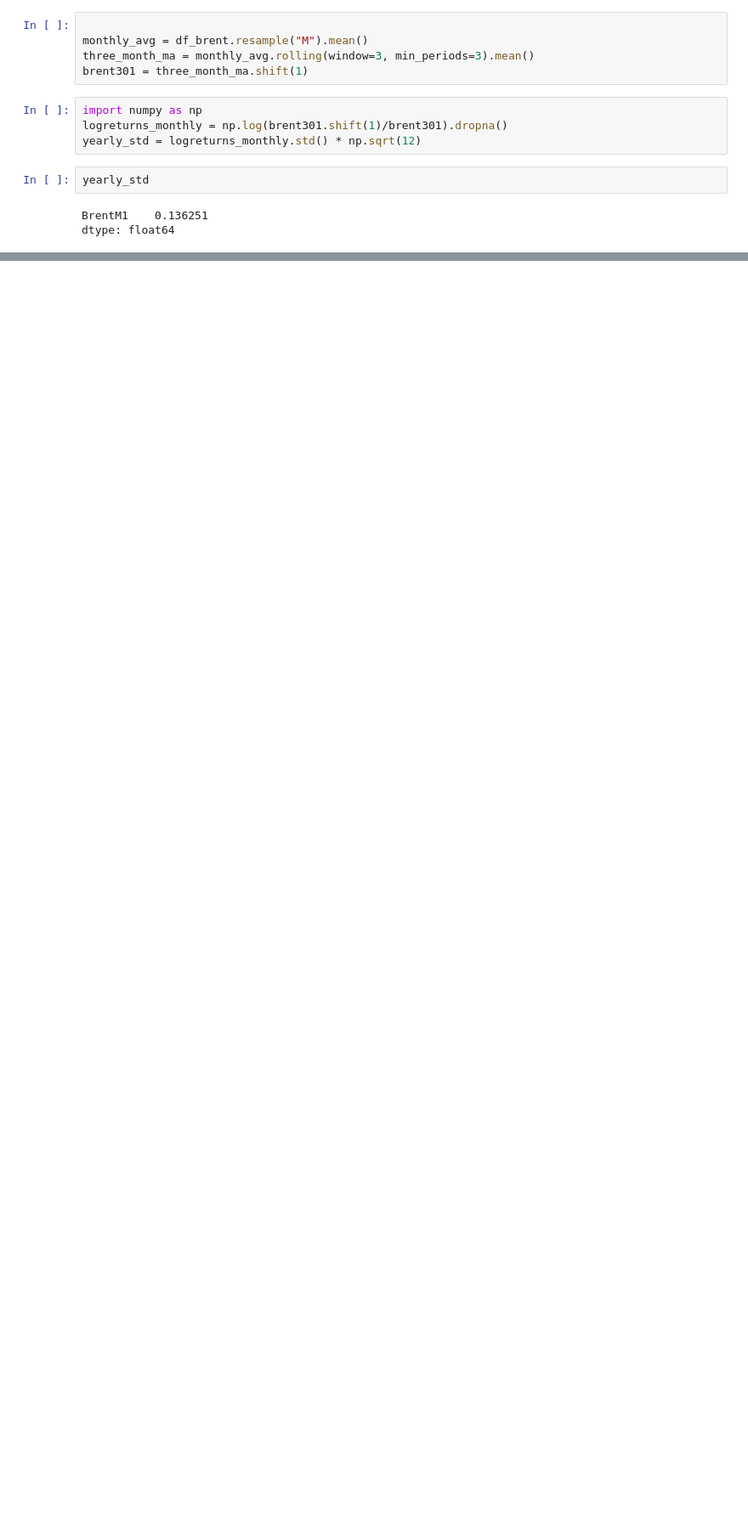
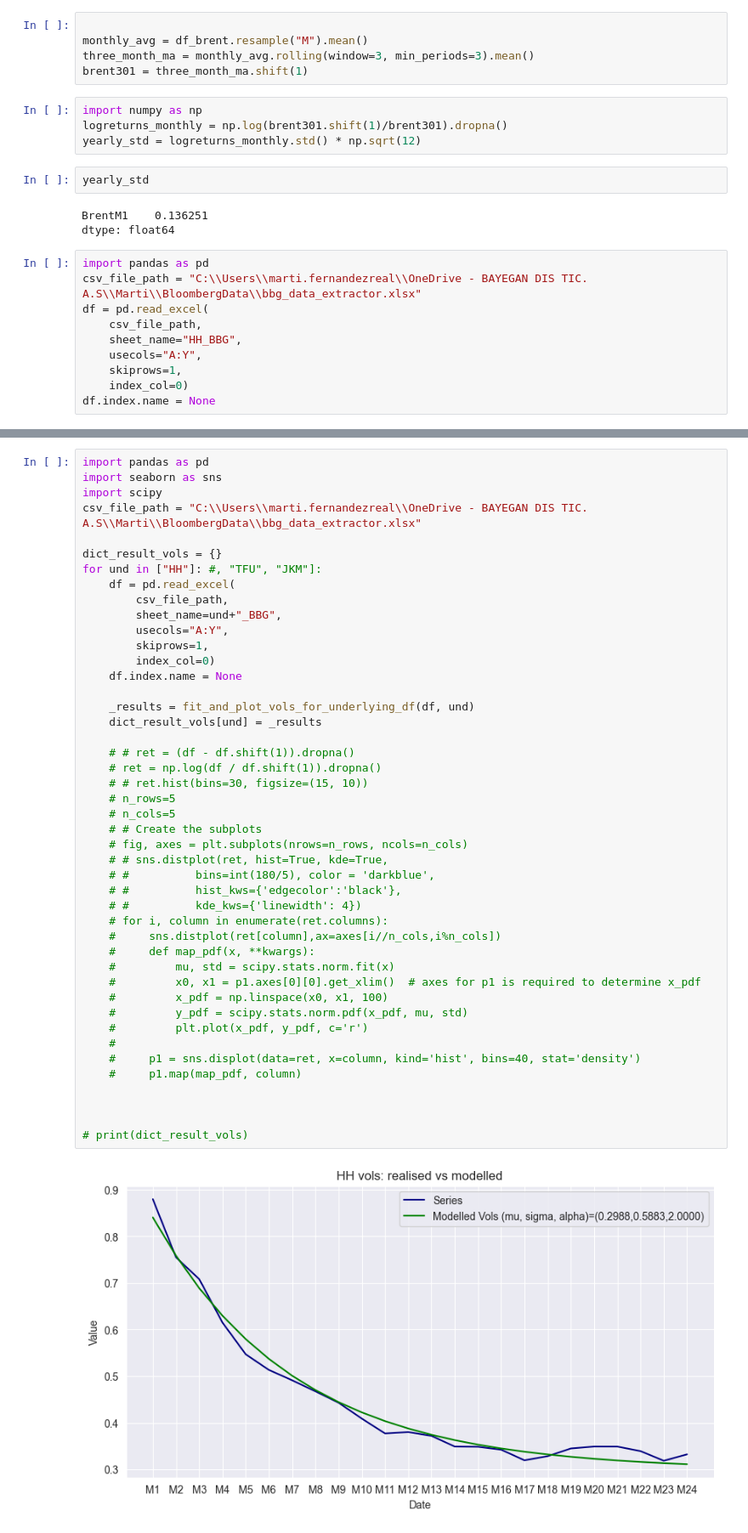
Before and after one commit to martibgn4/BGN_LNG, a Jupyter notebook: Pricers/test_volcorr.ipynb, the cells around one changed output, grey strips where cells are left out. Shown at 85% size. Saved outputs shown, nothing was run; the diff lists cells and outputs as text; blank space fills up the shorter version.

```diff
--- a/Pricers/test_volcorr.ipynb
+++ b/Pricers/test_volcorr.ipynb
@@ -244,3 +244,13 @@ yearly_std
 # %% [output]
 BrentM1    0.136251
 dtype: float64
+# %%
+import pandas as pd
+csv_file_path = "C:\\Users\\marti.fernandezreal\\OneDrive - BAYEGAN DIS TIC. A.S\\Marti\\BloombergData\\bbg_data_extractor.xlsx"
+df = pd.read_excel(
+    csv_file_path,
+    sheet_name="HH_BBG",
+    usecols="A:Y",
+    skiprows=1,
+    index_col=0)
+df.index.name = None
@@ -246,0 +373,47 @@ dtype: float64
+# %%
+import pandas as pd
+import seaborn as sns
+import scipy
+csv_file_path = "C:\\Users\\marti.fernandezreal\\OneDrive - BAYEGAN DIS TIC. A.S\\Marti\\BloombergData\\bbg_data_extractor.xlsx"
+
+dict_result_vols = {}
+for und in ["HH"]: #, "TFU", "JKM"]:
+    df = pd.read_excel(
+        csv_file_path,
+        sheet_name=und+"_BBG",
+        usecols="A:Y",
+        skiprows=1,
+        index_col=0)
+    df.index.name = None
+
+    _results = fit_and_plot_vols_for_underlying_df(df, und)
+    dict_result_vols[und] = _results
+
+    # # ret = (df - df.shift(1)).dropna()
+    # ret = np.log(df / df.shift(1)).dropna()
+    # # ret.hist(bins=30, figsize=(15, 10))
+    # n_rows=5
+    # n_cols=5
+    # # Create the subplots
+    # fig, axes = plt.subplots(nrows=n_rows, ncols=n_cols)
+    # # sns.distplot(ret, hist=True, kde=True,
+    # #          bins=int(180/5), color = 'darkblue',
+    # #          hist_kws={'edgecolor':'black'},
+    # #          kde_kws={'linewidth': 4})
+    # for i, column in enumerate(ret.columns):
+    #     sns.distplot(ret[column],ax=axes[i//n_cols,i%n_cols])
+    #     def map_pdf(x, **kwargs):
+    #         mu, std = scipy.stats.norm.fit(x)
+    #         x0, x1 = p1.axes[0][0].get_xlim()  # axes for p1 is required to determine x_pdf
+    #         x_pdf = np.linspace(x0, x1, 100)
+    #         y_pdf = scipy.stats.norm.pdf(x_pdf, mu, std)
+    #         plt.plot(x_pdf, y_pdf, c='r')
+    #
+    #     p1 = sns.displot(data=ret, x=column, kind='hist', bins=40, stat='density')
+    #     p1.map(map_pdf, column)
+
+
+
+# print(dict_result_vols)
+# %% [output]
+[figure, added]
```
Also changed, not shown: parts of 9 cells of this notebook, 11 other files.
